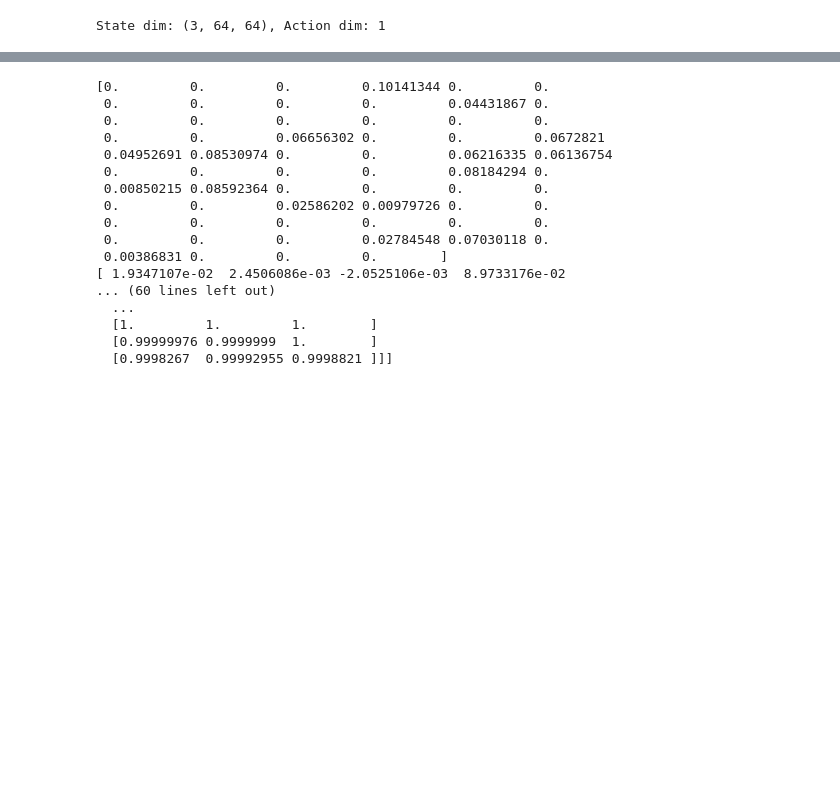
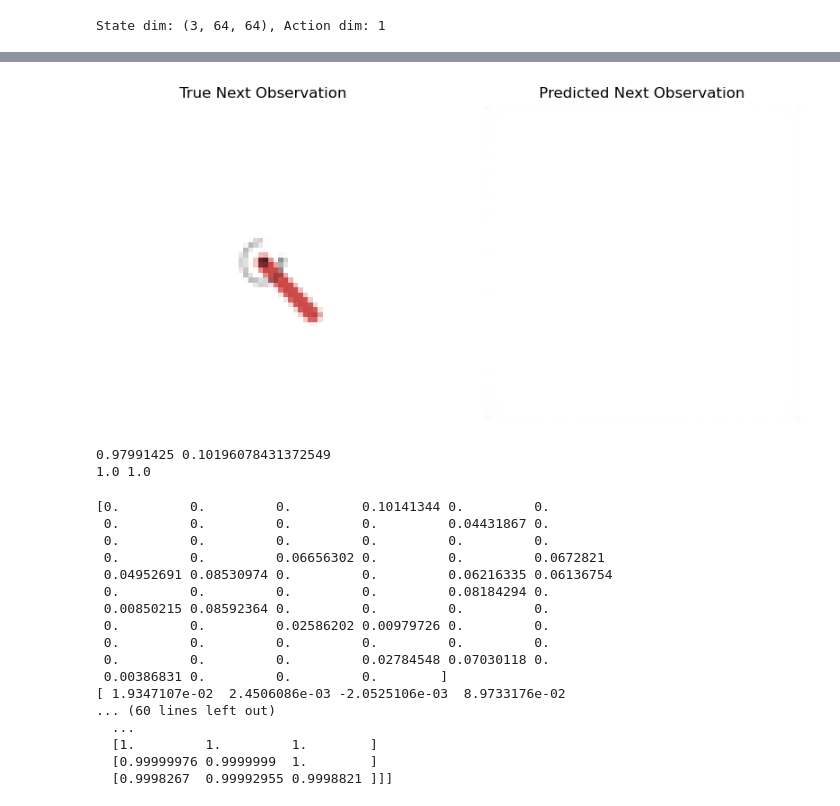
Before and after one commit to MarkusStefan/generalize-or-die, a Jupyter notebook: src/dev.ipynb, the cells around one changed output, grey strips where cells are left out. Drawn from its saved outputs; the diff is of its cells as text; code cells hidden in the pictures; blank space fills up the shorter version.

```diff
--- a/src/dev.ipynb
+++ b/src/dev.ipynb
@@ -843,3 +1114,52 @@ Epoch 490, Loss: 127474.3438, Recon Loss: 127474.3281
+# %%
+enc.eval()
+dec.eval()
+world_model.eval()
+
+with torch.no_grad():
+    o, info = env.reset()
+    action = env.action_space.sample()
+
+    # true next step from environment
+    next_o, reward, done, truncated, info = env.step(action)
+
+    # prepare tensors
+    state_tensor = torch.tensor(o, dtype=torch.float32, device=DEVICE).unsqueeze(0) / 255.0
+    action_tensor = torch.tensor(action, dtype=torch.float32, device=DEVICE).unsqueeze(0)
+
+    # encode current state to latent
+    s_latent = enc(state_tensor)
+
+    # predict next latent via world model
+    s_pred_latent = world_model(s_latent, action_tensor)
+
+    # decode predicted latent -> image
+    pred_img = dec(s_pred_latent).cpu().squeeze(0).numpy().transpose(1, 2, 0)
+
+    # true next image (already in numpy HWC from env.step)
+    true_img = next_o.transpose(1, 2, 0) / 255.0
+
+    # show both
+    plt.figure(figsize=(10, 5))
+    plt.subplot(1, 2, 1)
+    plt.title("True Next Observation")
+    plt.imshow(true_img)
+    plt.axis("off")
+
+    plt.subplot(1, 2, 2)
+    plt.title("Predicted Next Observation")
+    plt.imshow(pred_img)
+    plt.axis("off")
+
+    plt.show()
+# %% [output]
+[figure, added]
+# %%
+print(pred_img.min(), true_img.min())
+print(pred_img.max(), true_img.max())
+# %% [output]
+0.97991425 0.10196078431372549
+1.0 1.0
 # %%
 enc.eval()
 world_model.eval()
```
Also changed, not shown: parts of 7 cells of this notebook.
